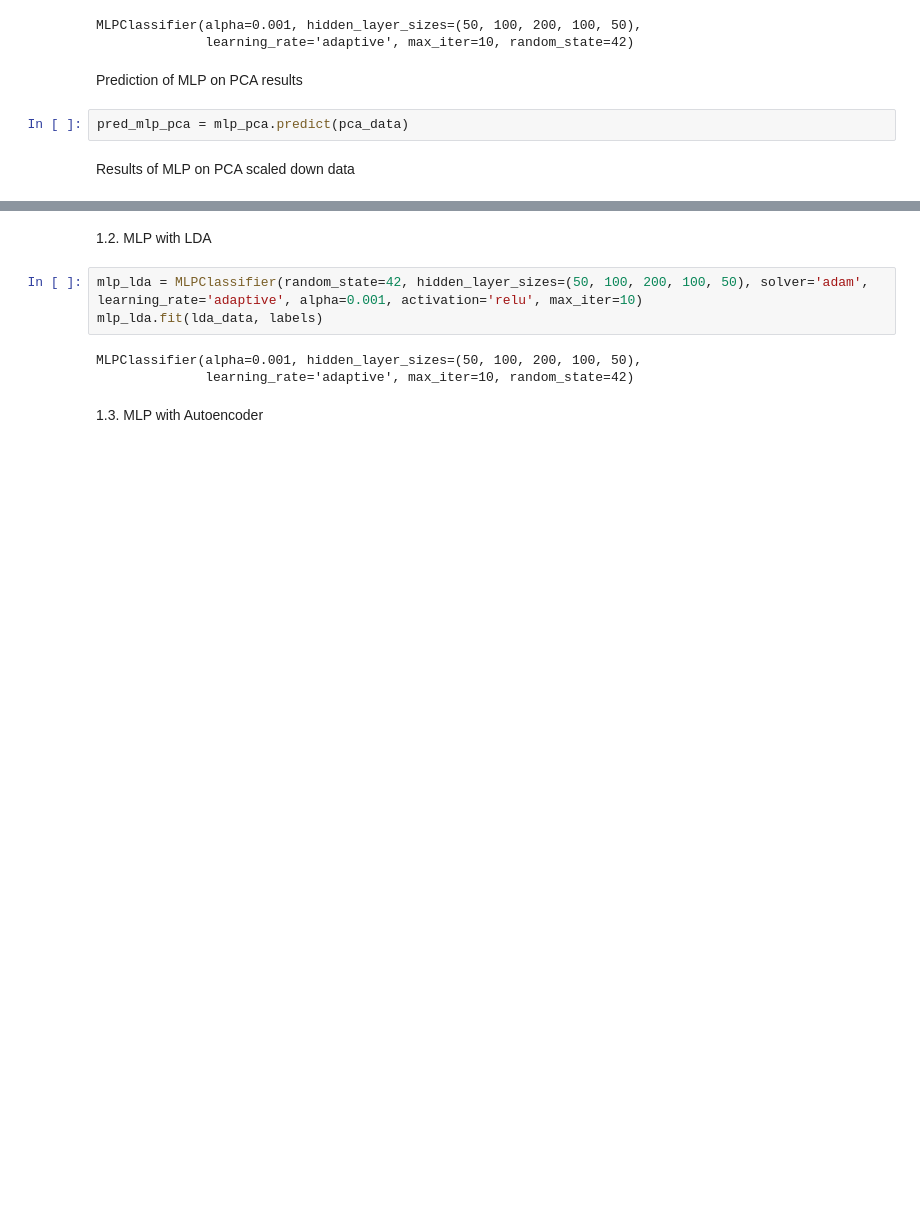
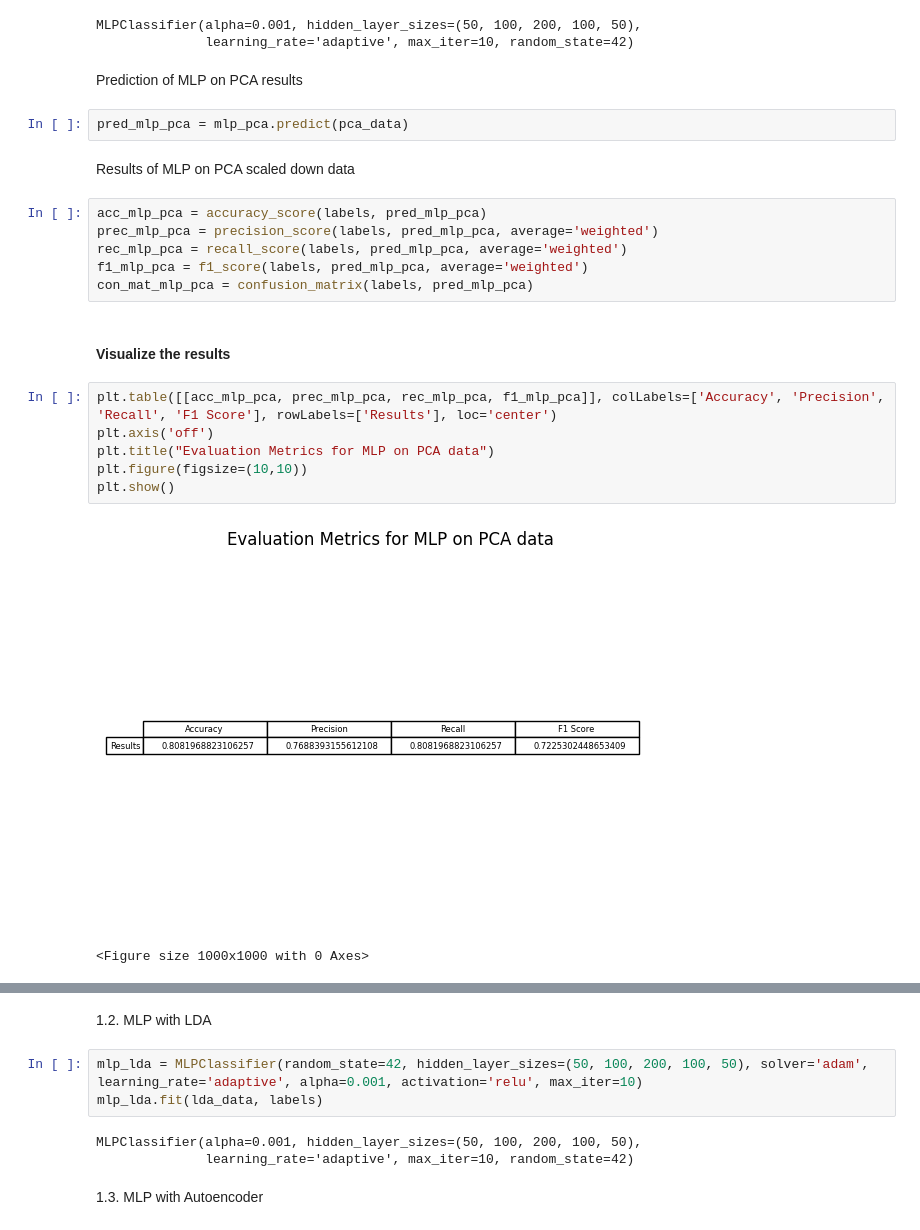
Before and after one commit to yazdanzv/Compare_Multiple_DL_Methods_on_Flight_USA_Dataset, a Jupyter notebook: main.ipynb, the cells around one changed output, grey strips where cells are left out. Saved outputs shown, nothing was run; the diff lists cells and outputs as text; blank space fills up the shorter version.

Commit message:
results are getting ready on MLP

```diff
--- a/main.ipynb
+++ b/main.ipynb
@@ -508,3 +508,20 @@ Prediction of MLP on PCA results
 pred_mlp_pca = mlp_pca.predict(pca_data)
 # %% [markdown]
 Results of MLP on PCA scaled down data
+# %%
+acc_mlp_pca = accuracy_score(labels, pred_mlp_pca)
+prec_mlp_pca = precision_score(labels, pred_mlp_pca, average='weighted')
+rec_mlp_pca = recall_score(labels, pred_mlp_pca, average='weighted')
+f1_mlp_pca = f1_score(labels, pred_mlp_pca, average='weighted')
+con_mat_mlp_pca = confusion_matrix(labels, pred_mlp_pca)
+# %% [markdown]
+<h4>Visualize the results</h4>
+# %%
+plt.table([[acc_mlp_pca, prec_mlp_pca, rec_mlp_pca, f1_mlp_pca]], colLabels=['Accuracy', 'Precision', 'Recall', 'F1 Score'], rowLabels=['Results'], loc='center')
+plt.axis('off')
+plt.title("Evaluation Metrics for MLP on PCA data")
+plt.figure(figsize=(10,10))
+plt.show()
+# %% [output]
+[figure, added]
+<Figure size 1000x1000 with 0 Axes>
```
Also changed, not shown: parts of 2 cells of this notebook.
